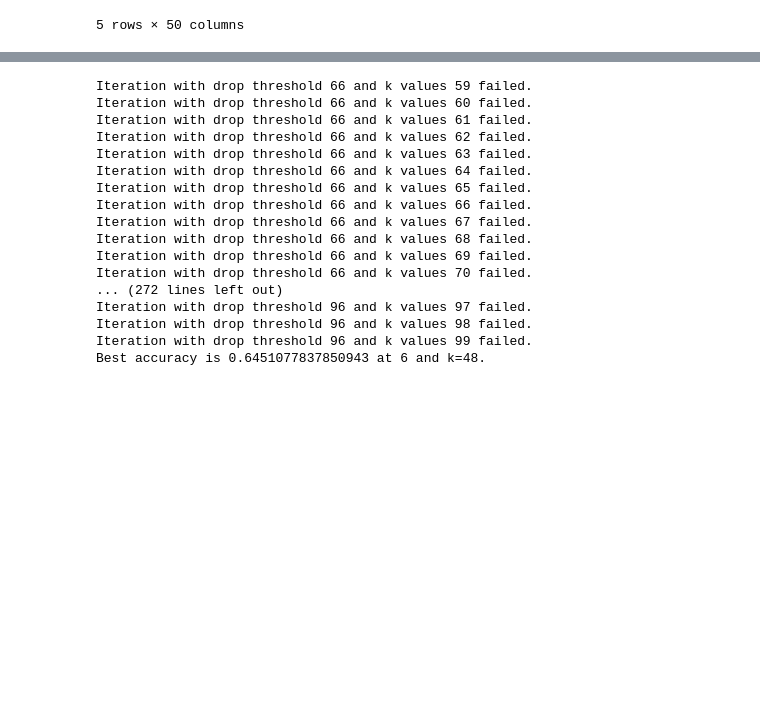
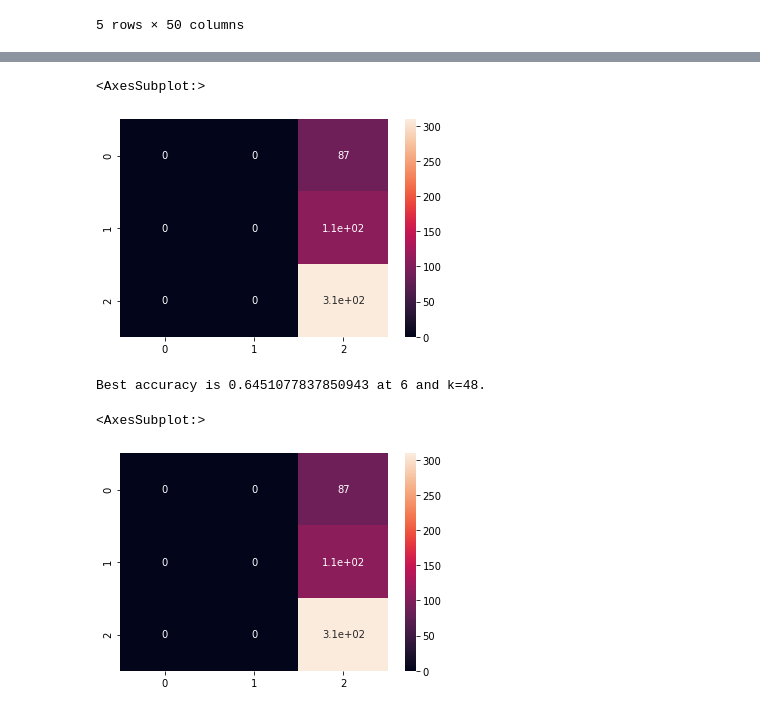
Before and after one commit to alimodak/Ali-Modak_Rod-Pump, a Jupyter notebook: Jupyter/Pipeline.ipynb, the cells around one changed output, grey strips where cells are left out. Drawn from its saved outputs; the diff is of its cells as text; code cells hidden in the pictures; blank space fills up the shorter version.

```diff
--- a/Jupyter/Pipeline.ipynb
+++ b/Jupyter/Pipeline.ipynb
@@ -113,4 +160,34 @@ def run_knn_iteration(df, COLUMN_DROP_THRESHOLD, COLUMN_IMPUTE_THRESHOLD, K_VALU
+# %%
+from sklearn.model_selection import cross_val_predict
+from sklearn.metrics import confusion_matrix
+from sklearn.metrics import roc_auc_score
+
+this_data = generate_candidate_dataset(raw_data, 50/100, 0)
+
+for column in this_data:
+    if (column in categorical_columns):
+        encode(this_data, column)
+
+features = list(this_data)
+features.remove('FAILURETYPE')
+features.remove('roduid')
+features.remove('UWI')
+features.remove('lifetime_start')
+features.remove('lifetime_end')
+
+X = np.array(this_data[features])
+y = np.array(this_data['FAILURETYPE'])
+
+svc = SVC(gamma='auto')
+y_pred = cross_val_predict(svc, X, y, cv=5)
+
+conf_mat = confusion_matrix(y, y_pred)
+sns.heatmap(conf_mat, annot=True)
+# %% [output]
+<AxesSubplot:>
+[figure, added]
 # %%
+# MAIN PROGRAM FOR KNN ITERATION
 max_result = 0
 
 for this_column_drop_threshold in range(1, 100, 5):
@@ -126,21 +203,35 @@ for this_column_drop_threshold in range(1, 100, 5):
             max_k_values = this_k_values
 
 print("Best accuracy is " + str(max_result) + " at " + str(max_threshold) + " and k=" + str(max_k_values) + ".")
+
+# Print Confusion Matrix
+
+from sklearn.model_selection import cross_val_predict
+from sklearn.metrics import confusion_matrix
+from sklearn.metrics import roc_auc_score
+
+this_data = generate_candidate_dataset(raw_data, .45, 0)
+
+for column in this_data:
+    if (column in categorical_columns):
+        encode(this_data, column)
+
+features = list(this_data)
+features.remove('FAILURETYPE')
+features.remove('roduid')
+features.remove('UWI')
+features.remove('lifetime_start')
+features.remove('lifetime_end')
+
+X = np.array(this_data[features])
+y = np.array(this_data['FAILURETYPE'])
+
+knn = KNeighborsClassifier(n_neighbors=max_k_values)
+y_pred = cross_val_predict(knn, X, y, cv=5)
+
+conf_mat = confusion_matrix(y, y_pred)
+sns.heatmap(conf_mat, annot=True)
 # %% [output]
-Iteration with drop threshold 66 and k values 59 failed.
-Iteration with drop threshold 66 and k values 60 failed.
-Iteration with drop threshold 66 and k values 61 failed.
-Iteration with drop threshold 66 and k values 62 failed.
-Iteration with drop threshold 66 and k values 63 failed.
-Iteration with drop threshold 66 and k values 64 failed.
-Iteration with drop threshold 66 and k values 65 failed.
-Iteration with drop threshold 66 and k values 66 failed.
-Iteration with drop threshold 66 and k values 67 failed.
-Iteration with drop threshold 66 and k values 68 failed.
-Iteration with drop threshold 66 and k values 69 failed.
-Iteration with drop threshold 66 and k values 70 failed.
-... (272 lines left out)
-Iteration with drop threshold 96 and k values 97 failed.
-Iteration with drop threshold 96 and k values 98 failed.
-Iteration with drop threshold 96 and k values 99 failed.
 Best accuracy is 0.6451077837850943 at 6 and k=48.
+<AxesSubplot:>
+[figure, added]
```
Also changed, not shown: parts of 3 cells of this notebook, 2 other files.
